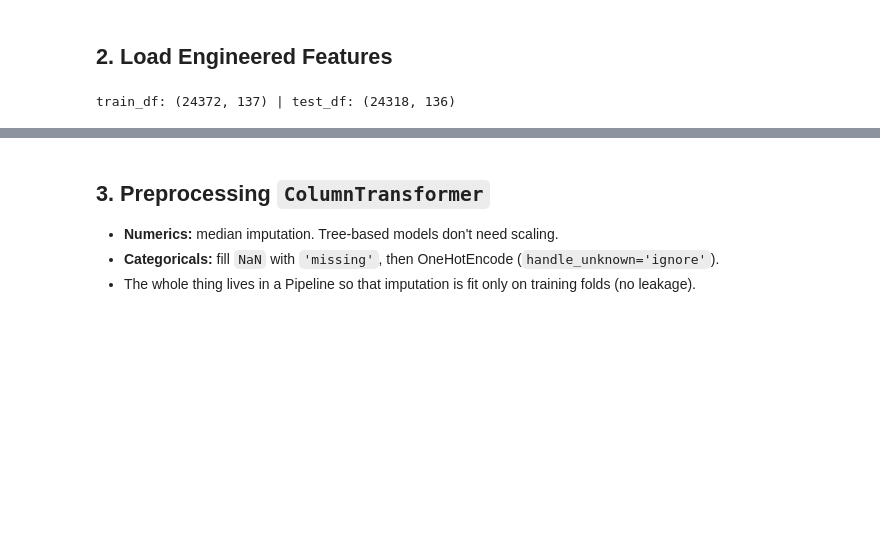
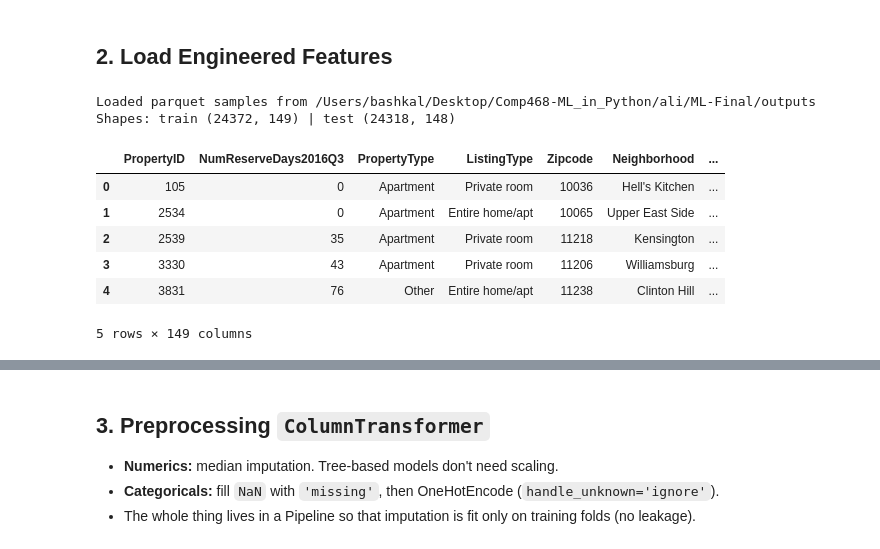
Before and after one commit to alibakir01/ML-Final, a Jupyter notebook: notebooks/03_Baseline.ipynb, the cells around one changed output, grey strips where cells are left out. Drawn from its saved outputs; the diff is of its cells as text; code cells hidden in the pictures; blank space fills up the shorter version.

```diff
--- a/notebooks/03_Baseline.ipynb
+++ b/notebooks/03_Baseline.ipynb
@@ -63,18 +65,40 @@ Outputs dir: C:\pprojelerim\Airbnb-K353\outputs
 # %% [markdown]
 ## 2. Load Engineered Features
+# %%
+# Load the cleaned features we persisted in notebook 02
+try:
+    train_df = pd.read_parquet(OUT_DIR / 'train_features.parquet')
+    test_df  = pd.read_parquet(OUT_DIR / 'test_features.parquet')
+    print('Loaded parquet samples from', OUT_DIR.resolve())
+except Exception as e:
+    print('Parquet failed, trying CSV:', e)
+    train_df = pd.read_csv(OUT_DIR / 'train_features.csv')
+    test_df  = pd.read_csv(OUT_DIR / 'test_features.csv')
+    print('Loaded CSV samples from', OUT_DIR.resolve())
+
+print(f'Shapes: train {train_df.shape} | test {test_df.shape}')
+train_df.head()
+# %% [output]
+Loaded parquet samples from /Users/bashkal/Desktop/Comp468-ML_in_Python/ali/ML-Final/outputs
+Shapes: train (24372, 149) | test (24318, 148)
+|  | PropertyID | NumReserveDays2016Q3 | PropertyType | ListingType | Zipcode | Neighborhood | ... |
+| 0 | 105 | 0 | Apartment | Private room | 10036 | Hell's Kitchen | ... |
+| 1 | 2534 | 0 | Apartment | Entire home/apt | 10065 | Upper East Side | ... |
+| 2 | 2539 | 35 | Apartment | Private room | 11218 | Kensington | ... |
+| 3 | 3330 | 43 | Apartment | Private room | 11206 | Williamsburg | ... |
+| 4 | 3831 | 76 | Other | Entire home/apt | 11238 | Clinton Hill | ... |
+5 rows × 149 columns
 # %%
-# Prefer parquet (output of notebook 02), fall back to csv if needed.
-train_path_pq = OUT_DIR / 'train_features.parquet'
-test_path_pq  = OUT_DIR / 'test_features.parquet'
-if train_path_pq.exists():
-    train_df = pd.read_parquet(train_path_pq)
-    test_df  = pd.read_parquet(test_path_pq)
-else:
-    train_df = pd.read_csv(OUT_DIR / 'train_features.csv')
-    test_df  = pd.read_csv(OUT_DIR / 'test_features.csv')
-print('train_df:', train_df.shape, '| test_df:', test_df.shape)
+
+num_pipe = Pipeline(steps=[
+    ('imputer', SimpleImputer(strategy='median', add_indicator=True)),
+    ('scaler',  StandardScaler()),
+])
+
+cat_pipe = Pipeline(steps=[
+    ('imputer', SimpleImputer(strategy='constant', fill_value='missing')),
+    ('onehot',  OneHotEncoder(handle_unknown='ignore', sparse_output=False)),
+])
-# %% [output]
-train_df: (24372, 137) | test_df: (24318, 136)
 # %%
 TARGET   = 'NumReserveDays2016Q3'
 ID_COL   = 'PropertyID'
```
Also changed, not shown: parts of 18 cells of this notebook, 5 other files.
